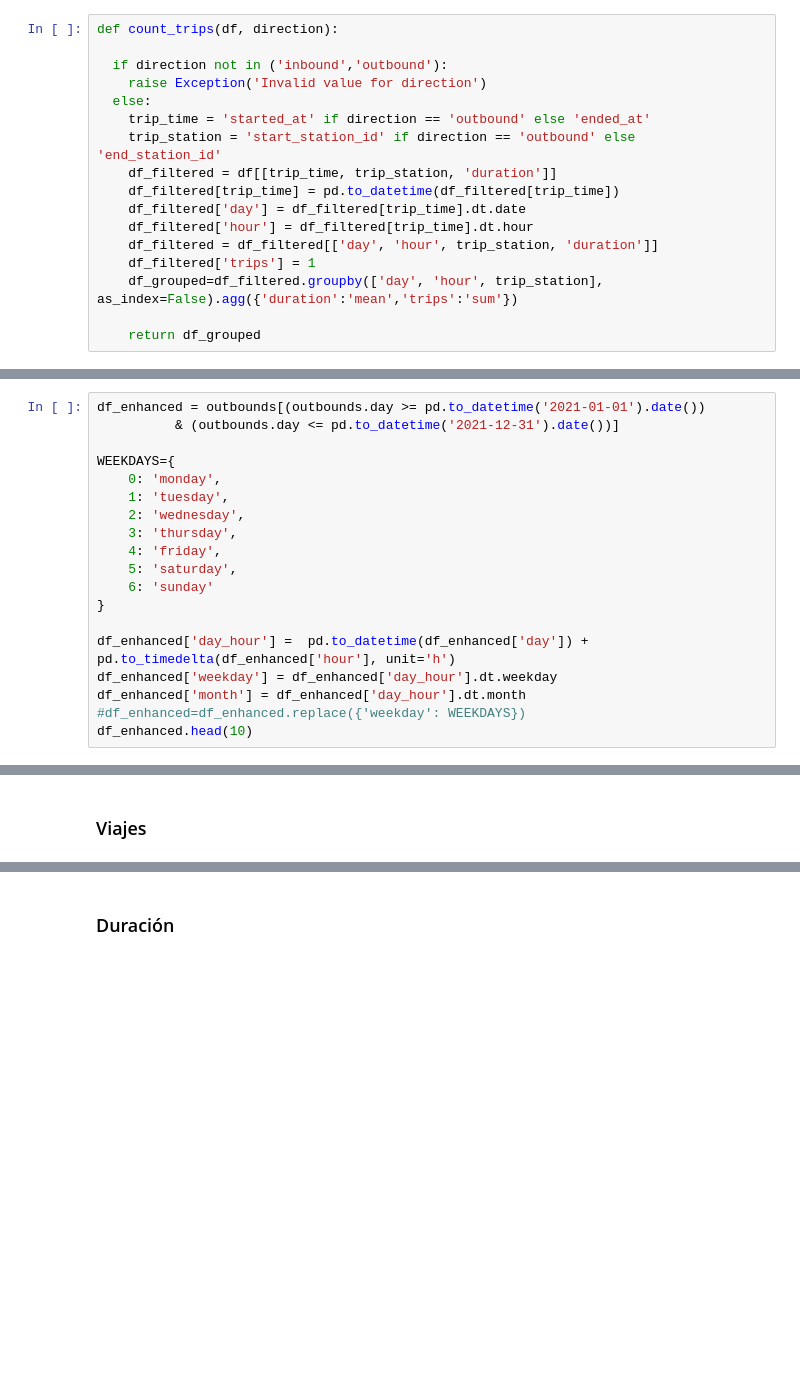
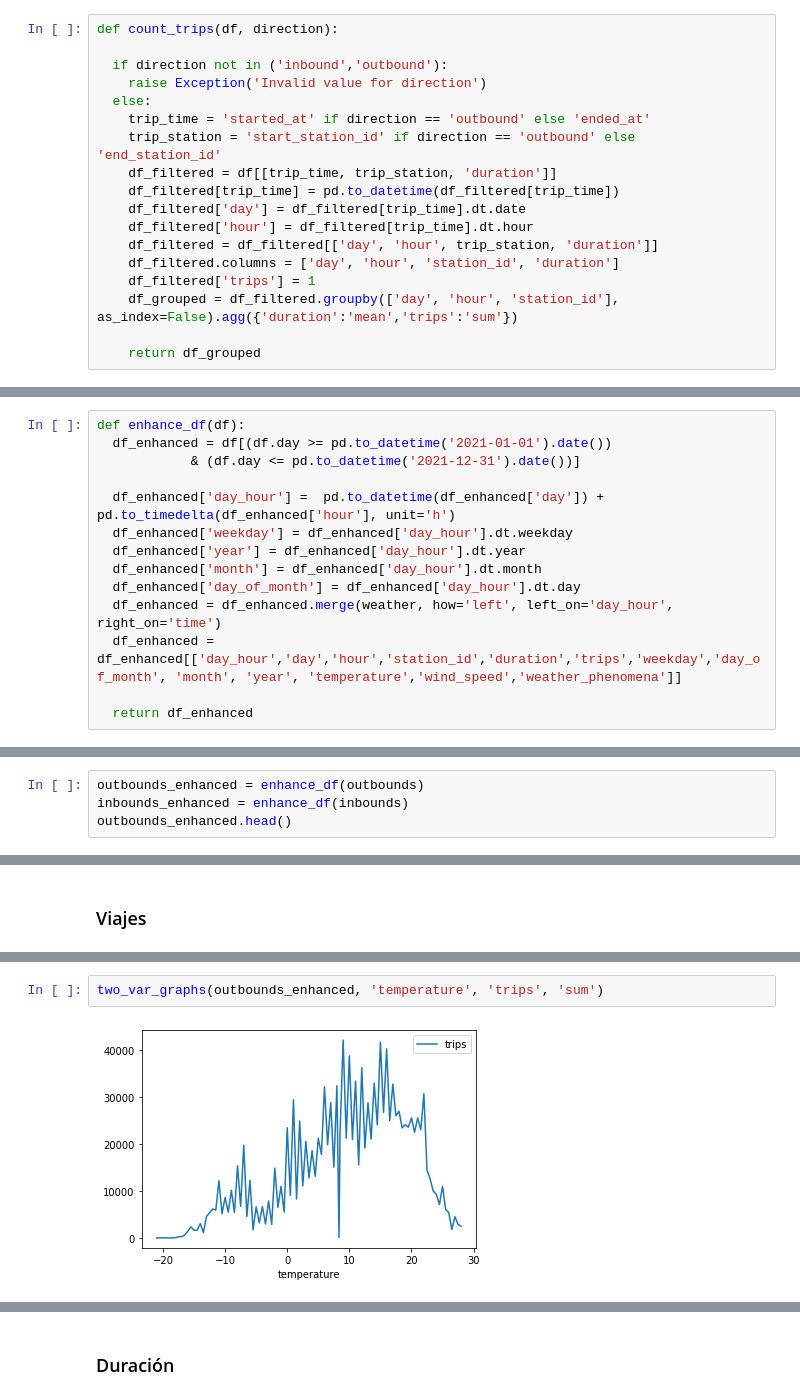
Before and after one commit to jsainero/BSS-Oslo, a Jupyter notebook: TFM.ipynb, the cells around one changed output, grey strips where cells are left out. Drawn from its saved outputs; the diff is of its cells as text; blank space fills up the shorter version.

```diff
--- a/TFM.ipynb
+++ b/TFM.ipynb
@@ -33,8 +32,9 @@ def count_trips(df, direction):
     df_filtered['day'] = df_filtered[trip_time].dt.date
     df_filtered['hour'] = df_filtered[trip_time].dt.hour
     df_filtered = df_filtered[['day', 'hour', trip_station, 'duration']]
+    df_filtered.columns = ['day', 'hour', 'station_id', 'duration']
     df_filtered['trips'] = 1
-    df_grouped=df_filtered.groupby(['day', 'hour', trip_station], as_index=False).agg({'duration':'mean','trips':'sum'})
+    df_grouped = df_filtered.groupby(['day', 'hour', 'station_id'], as_index=False).agg({'duration':'mean','trips':'sum'})
 
     return df_grouped
 # %% [markdown]
@@ -124,21 +185,16 @@ display(stations.head(10))
 # %% [markdown]
 ## Añadir columnas relevantes
 # %%
-df_enhanced = outbounds[(outbounds.day >= pd.to_datetime('2021-01-01').date())
-          & (outbounds.day <= pd.to_datetime('2021-12-31').date())]
+def enhance_df(df):
+  df_enhanced = df[(df.day >= pd.to_datetime('2021-01-01').date())
+            & (df.day <= pd.to_datetime('2021-12-31').date())]
 
-WEEKDAYS={
-    0: 'monday',
-    1: 'tuesday',
-    2: 'wednesday',
-    3: 'thursday',
-    4: 'friday',
-    5: 'saturday',
-    6: 'sunday'
-}
+  df_enhanced['day_hour'] =  pd.to_datetime(df_enhanced['day']) + pd.to_timedelta(df_enhanced['hour'], unit='h')
+  df_enhanced['weekday'] = df_enhanced['day_hour'].dt.weekday
+  df_enhanced['year'] = df_enhanced['day_hour'].dt.year
+  df_enhanced['month'] = df_enhanced['day_hour'].dt.month
+  df_enhanced['day_of_month'] = df_enhanced['day_hour'].dt.day
+  df_enhanced = df_enhanced.merge(weather, how='left', left_on='day_hour', right_on='time')
+  df_enhanced = df_enhanced[['day_hour','day','hour','station_id','duration','trips','weekday','day_of_month', 'month', 'year', 'temperature','wind_speed','weather_phenomena']]
 
-df_enhanced['day_hour'] =  pd.to_datetime(df_enhanced['day']) + pd.to_timedelta(df_enhanced['hour'], unit='h')
-df_enhanced['weekday'] = df_enhanced['day_hour'].dt.weekday
-df_enhanced['month'] = df_enhanced['day_hour'].dt.month
-#df_enhanced=df_enhanced.replace({'weekday': WEEKDAYS})
-df_enhanced.head(10)
+  return df_enhanced
@@ -156,0 +201,4 @@ df_enhanced.head(10)
+# %%
+outbounds_enhanced = enhance_df(outbounds)
+inbounds_enhanced = enhance_df(inbounds)
+outbounds_enhanced.head()
@@ -186,2 +241,6 @@ two_var_graphs(df_enhanced, 'month', 'trips', 'sum')
 # %% [output]
 [figure]
+# %%
+two_var_graphs(outbounds_enhanced, 'temperature', 'trips', 'sum')
+# %% [output]
+[figure, added]
```
Also changed, not shown: parts of 46 cells of this notebook.
